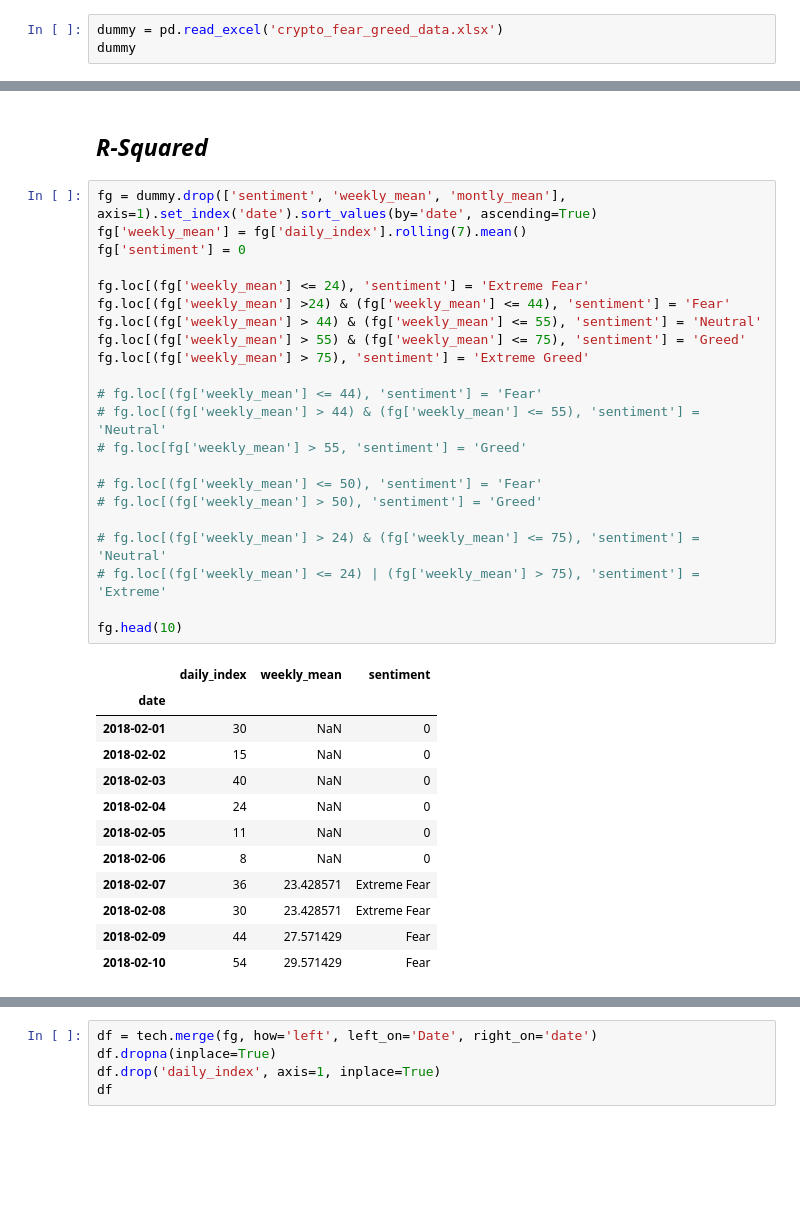
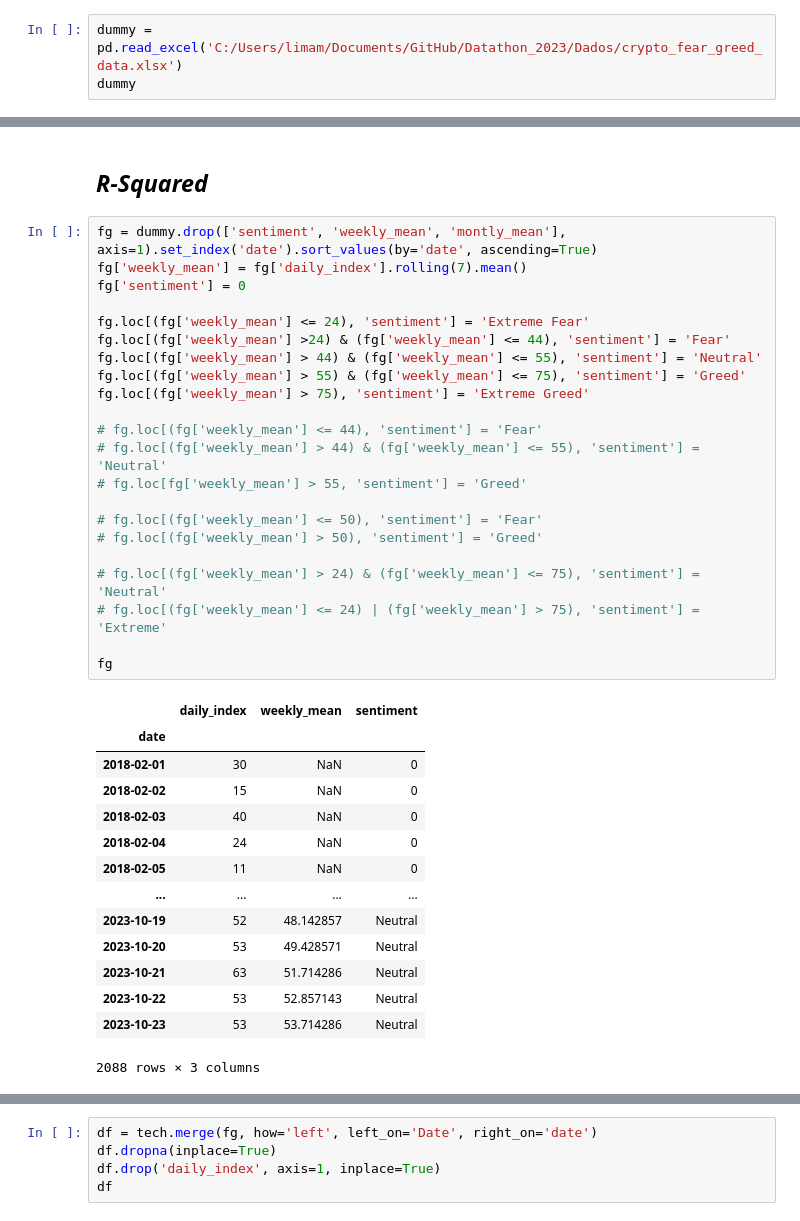
Before and after one commit to Matias-Lima/Datathon, a Jupyter notebook: Code/Python/R-squared disentangled.ipynb, the cells around one changed output, grey strips where cells are left out. Saved outputs shown, nothing was run; the diff lists cells and outputs as text; blank space fills up the shorter version.

```diff
--- a/Code/Python/R-squared disentangled.ipynb
+++ b/Code/Python/R-squared disentangled.ipynb
@@ -11,7 +11,7 @@ pd.set_option('display.max_columns', 500)
 # %% [markdown]
 ### Import Data
 # %%
-dummy = pd.read_excel('crypto_fear_greed_data.xlsx')
+dummy = pd.read_excel('C:/Users/limam/Documents/GitHub/Datathon_2023/Dados/crypto_fear_greed_data.xlsx')
 dummy
 # %% [output]
 |  | date | daily_index | sentiment | weekly_mean | montly_mean |
@@ -32,36 +32,38 @@ dummy
 # %%
 fg = dummy.drop(['sentiment', 'weekly_mean', 'montly_mean'], axis=1).set_index('date').sort_values(by='date', ascending=True)
 fg['weekly_mean'] = fg['daily_index'].rolling(7).mean()
 fg['sentiment'] = 0
 
 fg.loc[(fg['weekly_mean'] <= 24), 'sentiment'] = 'Extreme Fear'
 fg.loc[(fg['weekly_mean'] >24) & (fg['weekly_mean'] <= 44), 'sentiment'] = 'Fear'
 fg.loc[(fg['weekly_mean'] > 44) & (fg['weekly_mean'] <= 55), 'sentiment'] = 'Neutral'
 fg.loc[(fg['weekly_mean'] > 55) & (fg['weekly_mean'] <= 75), 'sentiment'] = 'Greed'
 fg.loc[(fg['weekly_mean'] > 75), 'sentiment'] = 'Extreme Greed'
 
 # fg.loc[(fg['weekly_mean'] <= 44), 'sentiment'] = 'Fear'
 # fg.loc[(fg['weekly_mean'] > 44) & (fg['weekly_mean'] <= 55), 'sentiment'] = 'Neutral'
 # fg.loc[fg['weekly_mean'] > 55, 'sentiment'] = 'Greed'
 
 # fg.loc[(fg['weekly_mean'] <= 50), 'sentiment'] = 'Fear'
 # fg.loc[(fg['weekly_mean'] > 50), 'sentiment'] = 'Greed'
 
 # fg.loc[(fg['weekly_mean'] > 24) & (fg['weekly_mean'] <= 75), 'sentiment'] = 'Neutral'
 # fg.loc[(fg['weekly_mean'] <= 24) | (fg['weekly_mean'] > 75), 'sentiment'] = 'Extreme'
 
-fg.head(10)
+fg
 # %% [output]
 |  | daily_index | weekly_mean | sentiment |
 | date |  |  |  |
 | 2018-02-01 | 30 | NaN | 0 |
 | 2018-02-02 | 15 | NaN | 0 |
 | 2018-02-03 | 40 | NaN | 0 |
 | 2018-02-04 | 24 | NaN | 0 |
 | 2018-02-05 | 11 | NaN | 0 |
-| 2018-02-06 | 8 | NaN | 0 |
-| 2018-02-07 | 36 | 23.428571 | Extreme Fear |
-| 2018-02-08 | 30 | 23.428571 | Extreme Fear |
-| 2018-02-09 | 44 | 27.571429 | Fear |
-| 2018-02-10 | 54 | 29.571429 | Fear |
+| ... | ... | ... | ... |
+| 2023-10-19 | 52 | 48.142857 | Neutral |
+| 2023-10-20 | 53 | 49.428571 | Neutral |
+| 2023-10-21 | 63 | 51.714286 | Neutral |
+| 2023-10-22 | 53 | 52.857143 | Neutral |
+| 2023-10-23 | 53 | 53.714286 | Neutral |
+2088 rows × 3 columns
 # %%
```
Also changed, not shown: parts of 4 cells of this notebook, 3 other files.
